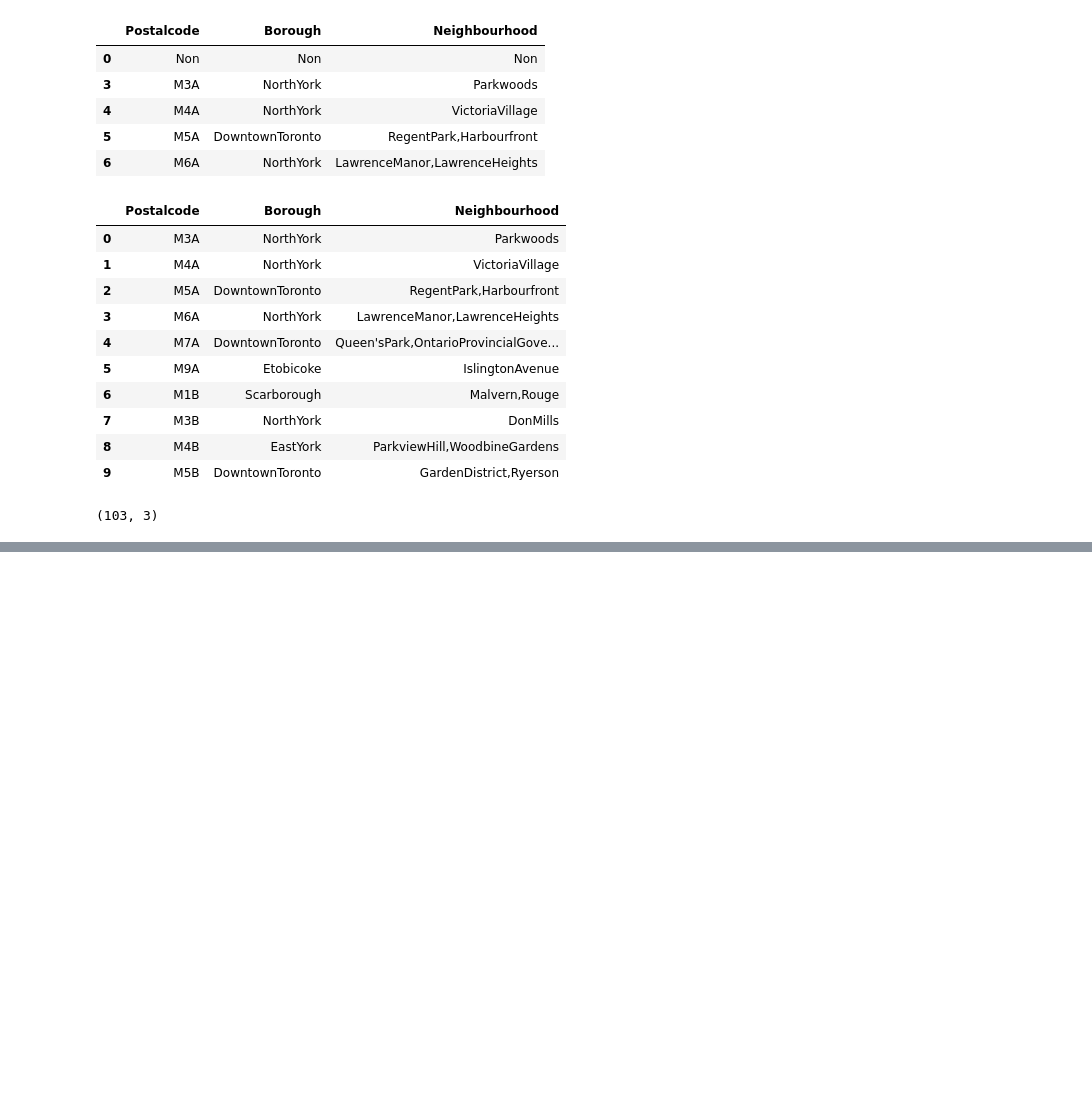
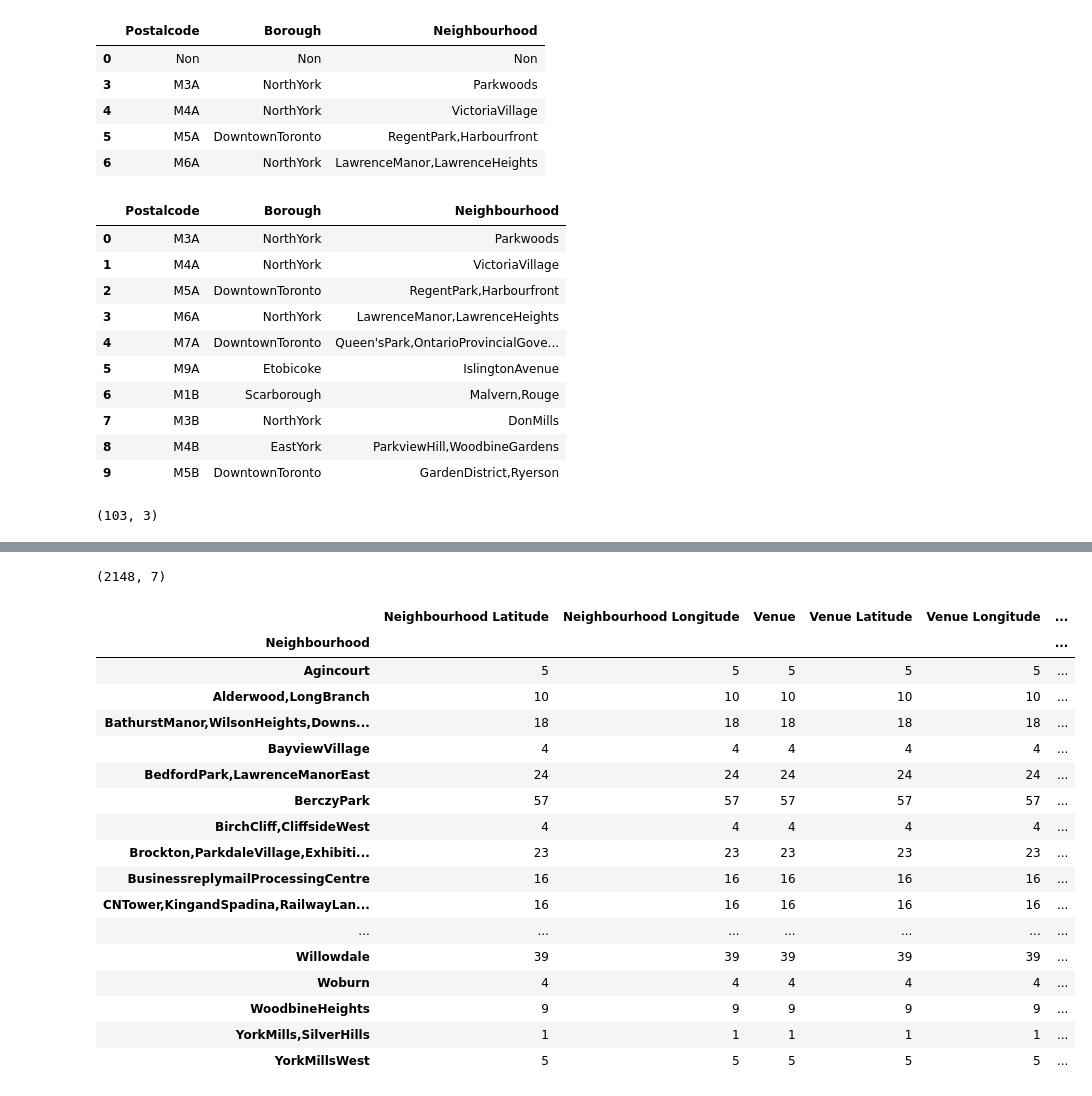
Before and after one commit to Embashosho/-Coursera_Capstone, a Jupyter notebook: Toronto project.ipynb, the cells around one changed output, grey strips where cells are left out. Drawn from its saved outputs; the diff is of its cells as text; code cells hidden in the pictures; blank space fills up the shorter version.

```diff
--- a/Toronto project.ipynb
+++ b/Toronto project.ipynb
@@ -194,0 +270,18 @@ dff.shape
+# %%
+map_toronto = folium.Map(location=[latitude_toronto, longitude_toronto], zoom_start=10)
+
+# add markers to map
+for lat, lng, borough, Neighbourhood in zip(Toronto_df['Latitude'], Toronto_df['Longitude'], Toronto_df['Borough'], Toronto_df['Neighbourhood']):
+    label = '{}, {}'.format(Neighbourhood, borough)
+    label = folium.Popup(label, parse_html=True)
+    folium.CircleMarker(
+        [lat, lng],
+        radius=5,
+        popup=label,
+        color='blue',
+        fill=True,
+        fill_color='#3186cc',
+        fill_opacity=0.7,
+        parse_html=False).add_to(map_toronto)
+
+map_toronto
@@ -194,0 +290,8 @@ dff.shape
+# %%
+CLIENT_ID = 'UW0OQLUDAFYXL4JW5OYZW2VVWD4MWRQXC1SXZ4FW44IMGJZE' # your Foursquare ID
+CLIENT_SECRET = 'QDWVW13UVJRIJNM23G4Y4OEU3ZKOT05MPJ0KCB5YVQIY44ZU' # your Foursquare Secret
+VERSION = '20191225' # Foursquare API version
+
+print('Your credentails:')
+print('CLIENT_ID: ' + CLIENT_ID)
+print('CLIENT_SECRET:' + CLIENT_SECRET)
@@ -194,0 +302,3 @@ dff.shape
+# %%
+radius=500
+LIMIT=100
@@ -194,0 +346,6 @@ dff.shape
+# %%
+
+toronto_venues = getNearbyVenues(names=Toronto_df['Neighbourhood'],
+                                   latitudes=Toronto_df['Latitude'],
+                                   longitudes=Toronto_df['Longitude']
+                                  )
@@ -194,0 +379,25 @@ dff.shape
+# %%
+toronto_venues.shape
+# %% [output]
+(2148, 7)
+# %%
+toronto_venues.groupby('Neighbourhood').count()
+# %% [output]
+|  | Neighbourhood Latitude | Neighbourhood Longitude | Venue | Venue Latitude | Venue Longitude | ... |
+| Neighbourhood |  |  |  |  |  | ... |
+| Agincourt | 5 | 5 | 5 | 5 | 5 | ... |
+| Alderwood,LongBranch | 10 | 10 | 10 | 10 | 10 | ... |
+| BathurstManor,WilsonHeights,Downs... | 18 | 18 | 18 | 18 | 18 | ... |
+| BayviewVillage | 4 | 4 | 4 | 4 | 4 | ... |
+| BedfordPark,LawrenceManorEast | 24 | 24 | 24 | 24 | 24 | ... |
+| BerczyPark | 57 | 57 | 57 | 57 | 57 | ... |
+| BirchCliff,CliffsideWest | 4 | 4 | 4 | 4 | 4 | ... |
+| Brockton,ParkdaleVillage,Exhibiti... | 23 | 23 | 23 | 23 | 23 | ... |
+| BusinessreplymailProcessingCentre | 16 | 16 | 16 | 16 | 16 | ... |
+| CNTower,KingandSpadina,RailwayLan... | 16 | 16 | 16 | 16 | 16 | ... |
+| ... | ... | ... | ... | ... | ... | ... |
+| Willowdale | 39 | 39 | 39 | 39 | 39 | ... |
+| Woburn | 4 | 4 | 4 | 4 | 4 | ... |
+| WoodbineHeights | 9 | 9 | 9 | 9 | 9 | ... |
+| YorkMills,SilverHills | 1 | 1 | 1 | 1 | 1 | ... |
+| YorkMillsWest | 5 | 5 | 5 | 5 | 5 | ... |
```
Also changed, not shown: parts of 19 cells of this notebook.
